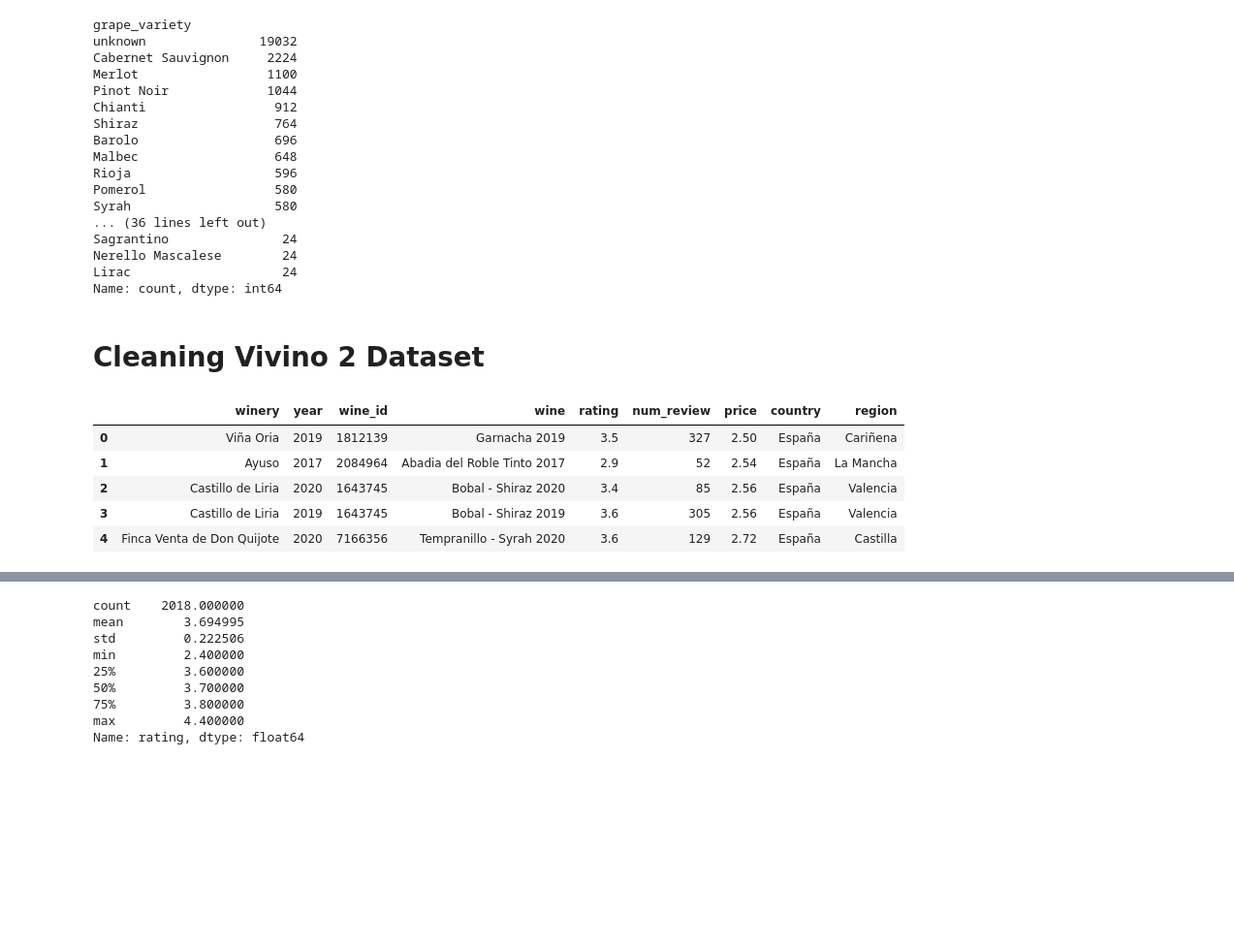
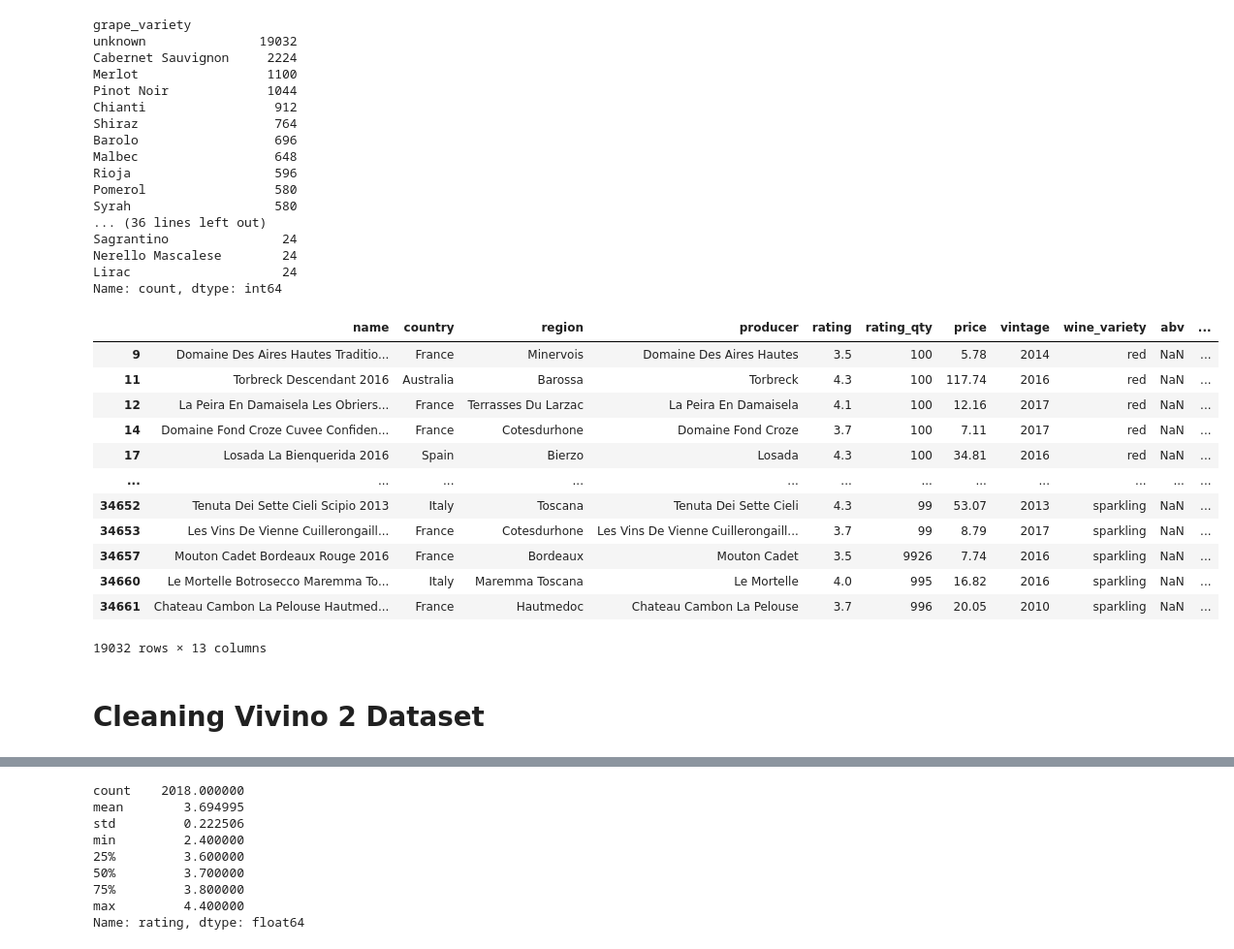
Before and after one commit to acdaniel864/capstone, a Jupyter notebook: code/01_data_cleaning.ipynb, the cells around one changed output, grey strips where cells are left out. Shown: that part at 97% size. Saved outputs shown, nothing was run; the diff lists cells and outputs as text; code cells hidden in the pictures; blank space fills up the shorter version.

```diff
--- a/code/01_data_cleaning.ipynb
+++ b/code/01_data_cleaning.ipynb
@@ -903,5 +352,5 @@ df_wine_com[df_wine_com['price'] == 9999.99]
 |  | name | price | rating | rating_qty | countrys | abv | reviewed_by | vintage | wine_variety | region | ... |
 | 3810 | Chateau Petrus 2016 | 9999.99 | 4.7 | 11 | Bordeaux Red Blends from Pomerol,... | 14.5 | JS, RP, D, JD, WE, WS | 2016 | red | Pomerol | ... |
 # %%
-# convert price to GBP £ using https://www.xe.com/currencytables/ at date of scrape
-df_wine_com['price'] = round(df_wine_com['price'] * 0.8214659183132513,)
+# Convert price to GBP £ using https://www.xe.com/currencytables/ at exchange rate date of scrape.
+df_wine_com['price'] = round((df_wine_com['price'] * 0.8214659183132513),2)
@@ -948,6 +386,8 @@ df_viv_1['name'] = df_viv_1['name'].apply(cf.uniform_strings)
 df_viv_1['producer'] = df_viv_1['producer'].apply(cf.uniform_strings)
 df_viv_1['region'] = df_viv_1['region'].apply(cf.uniform_strings)
 df_viv_1['country'] = df_viv_1['country'].apply(cf.uniform_strings)
+# %%
+df_viv_1.loc[df_viv_1['producer'] == 'Domaine De La', 'producer'] = 'Domaine De La Rouge'
 # %%
 df_viv_1.dtypes
 # %% [output]
@@ -1023,5 +443,5 @@ Name: count, dtype: int64
 # %%
-df_viv_1.loc[df_viv_1['vintage'] == 'N.V.', 'vintage'] = 'unknown'
+df_viv_1.loc[df_viv_1['vintage'] == 'N.V.', 'vintage'] = np.nan
 # %%
 df_viv_1['rating'].describe()
 # %% [output]
@@ -1080,5 +488,5 @@ df_viv_1.head()
 # %%
-# get grape variety - iteratively added grape varieties to find those missed
+# Get grape variety - iteratively added grape varieties to find those missed.
 grape_varieties =(list(df_wine_com['grape_variety'].unique()) + ['red blend', 'shiraz', 'Pomerol', 'Lirac', 'Rosso di Toscana',
                                                                  'Bardolino', 'Gigondas', 'Chianti', 'Monastrell', 'Sancerre Rouge',
                                                                  'Saint-Joseph', 'Fronsac','Roma Rosso','Garnacha','Barolo',
@@ -1087,13 +495,6 @@ grape_varieties =(list(df_wine_com['grape_variety'].unique()) + ['red blend', 's
                                                                  'Carménère', 'Mencía', 'Mourvèdre', "Blaufränkisch", "Corvina",
                                                                  "Rondinella", "Molinara", "Sangiovese", 'baga',
                                                                  "Corvina", "Rondinella", "Molinara", "Trincadeira",  "Prieto Picudo"])
-def extract_varietal(input_str, varietal_list):
-    varietal_list_lower = [i.lower() for i in varietal_list]
-    output = ''
-    matched_varietal =  [item for item in varietal_list_lower if item in input_str.lower()]
-    for grape in matched_varietal:
-        output += grape.strip() + ' '
-        return cf.uniform_strings(output.strip())
-    return 'unknown'
-df_viv_1['grape_variety'] = df_viv_1['name'].apply(lambda x: extract_varietal(x, grape_varieties))
+
+df_viv_1['grape_variety'] = df_viv_1['name'].apply(lambda x: cf.extract_varietal(x, grape_varieties))
 # %%
@@ -1119,16 +520,24 @@ Lirac                    24
 Name: count, dtype: int64
 # %%
 unknown_grapes = df_viv_1[df_viv_1['grape_variety'] == 'unknown']
+# %%
+# TO DO !!!!!!
+unknown_grapes
+# %% [output]
+|  | name | country | region | producer | rating | rating_qty | price | vintage | wine_variety | abv | ... |
+| 9 | Domaine Des Aires Hautes Traditio... | France | Minervois | Domaine Des Aires Hautes | 3.5 | 100 | 5.78 | 2014 | red | NaN | ... |
+| 11 | Torbreck Descendant 2016 | Australia | Barossa | Torbreck | 4.3 | 100 | 117.74 | 2016 | red | NaN | ... |
+| 12 | La Peira En Damaisela Les Obriers... | France | Terrasses Du Larzac | La Peira En Damaisela | 4.1 | 100 | 12.16 | 2017 | red | NaN | ... |
+| 14 | Domaine Fond Croze Cuvee Confiden... | France | Cotesdurhone | Domaine Fond Croze | 3.7 | 100 | 7.11 | 2017 | red | NaN | ... |
+| 17 | Losada La Bienquerida 2016 | Spain | Bierzo | Losada | 4.3 | 100 | 34.81 | 2016 | red | NaN | ... |
+| ... | ... | ... | ... | ... | ... | ... | ... | ... | ... | ... | ... |
+| 34652 | Tenuta Dei Sette Cieli Scipio 2013 | Italy | Toscana | Tenuta Dei Sette Cieli | 4.3 | 99 | 53.07 | 2013 | sparkling | NaN | ... |
+| 34653 | Les Vins De Vienne Cuillerongaill... | France | Cotesdurhone | Les Vins De Vienne Cuillerongaill... | 3.7 | 99 | 8.79 | 2017 | sparkling | NaN | ... |
+| 34657 | Mouton Cadet Bordeaux Rouge 2016 | France | Bordeaux | Mouton Cadet | 3.5 | 9926 | 7.74 | 2016 | sparkling | NaN | ... |
+| 34660 | Le Mortelle Botrosecco Maremma To... | Italy | Maremma Toscana | Le Mortelle | 4.0 | 995 | 16.82 | 2016 | sparkling | NaN | ... |
+| 34661 | Chateau Cambon La Pelouse Hautmed... | France | Hautmedoc | Chateau Cambon La Pelouse | 3.7 | 996 | 20.05 | 2010 | sparkling | NaN | ... |
+19032 rows × 13 columns
 # %% [markdown]
 # Cleaning Vivino 2 Dataset
-# %%
-df_viv_2.head()
-# %% [output]
-|  | winery | year | wine_id | wine | rating | num_review | price | country | region |
-| 0 | Viña Oria | 2019 | 1812139 | Garnacha 2019 | 3.5 | 327 | 2.50 | España | Cariñena |
-| 1 | Ayuso | 2017 | 2084964 | Abadia del Roble Tinto 2017 | 2.9 | 52 | 2.54 | España | La Mancha |
-| 2 | Castillo de Liria | 2020 | 1643745 | Bobal - Shiraz 2020 | 3.4 | 85 | 2.56 | España | Valencia |
-| 3 | Castillo de Liria | 2019 | 1643745 | Bobal - Shiraz 2019 | 3.6 | 305 | 2.56 | España | Valencia |
-| 4 | Finca Venta de Don Quijote | 2020 | 7166356 | Tempranillo - Syrah 2020 | 3.6 | 129 | 2.72 | España | Castilla |
 # %%
 df_viv_2.drop_duplicates(inplace=True)
```
Also changed, not shown: parts of 123 cells of this notebook, 17 other files.
